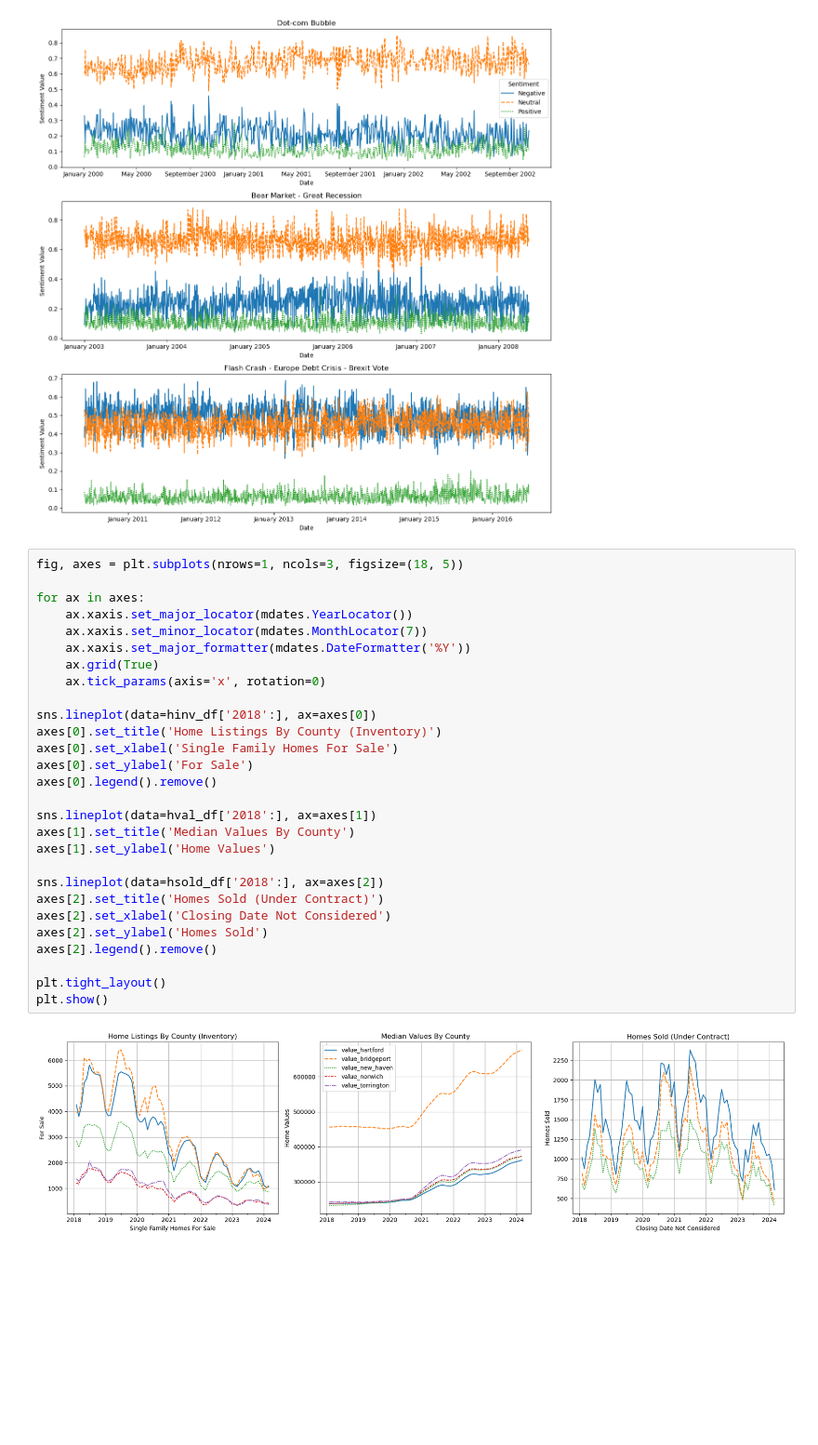
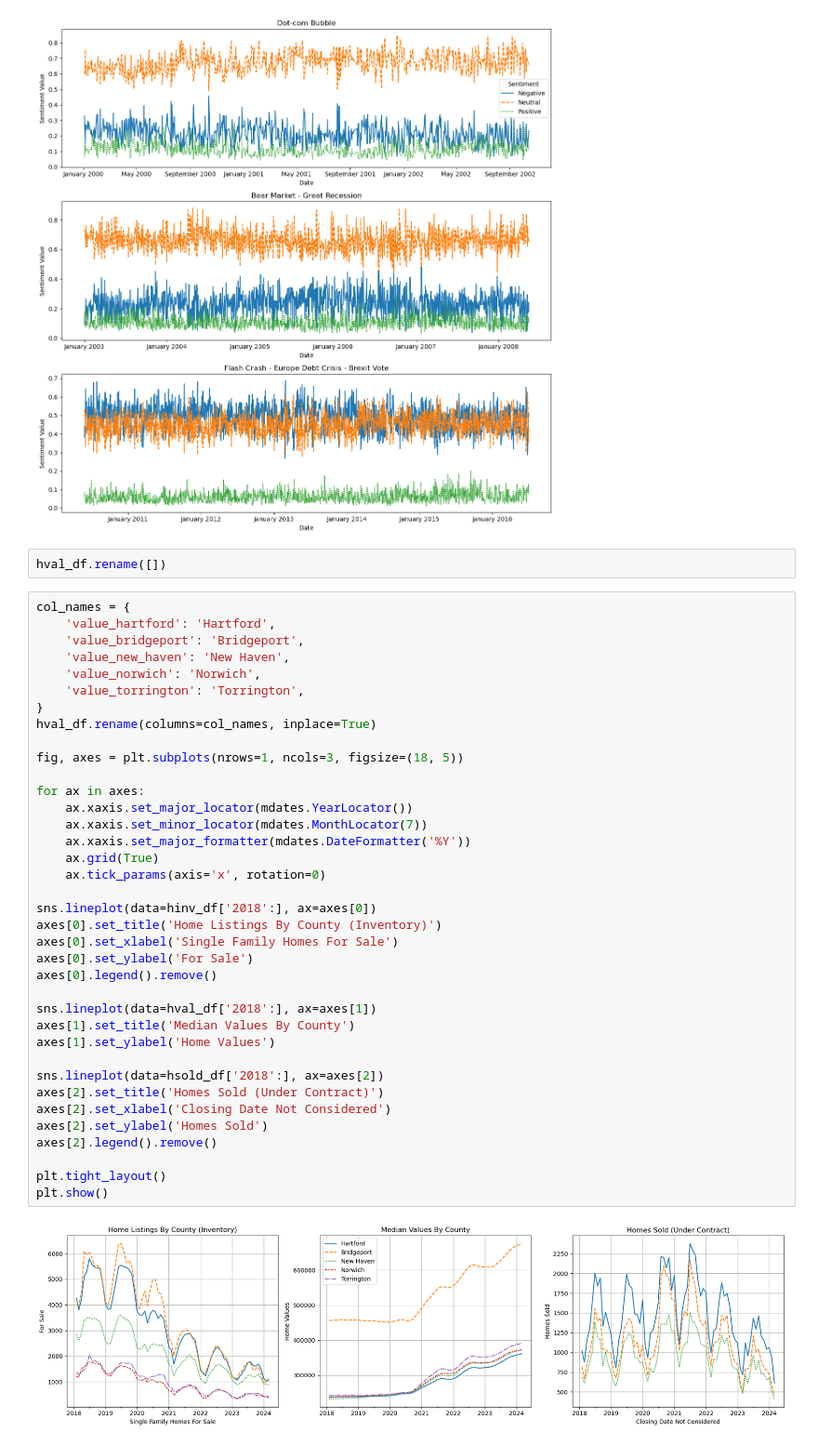
Before and after one commit to teemak/capstone, a Jupyter notebook: 7_find_best_model.ipynb, the cells around one changed output. Shown at 93% size. Drawn from its saved outputs; the diff is of its cells as text; blank space fills up the shorter version.

```diff
--- a/7_find_best_model.ipynb
+++ b/7_find_best_model.ipynb
@@ -661,33 +698,44 @@ plt.tight_layout()
 plt.show()
 # %% [output]
 [figure]
+# %%
+hval_df.rename([])
 # %%
+col_names = {
+    'value_hartford': 'Hartford',
+    'value_bridgeport': 'Bridgeport',
+    'value_new_haven': 'New Haven',
+    'value_norwich': 'Norwich',
+    'value_torrington': 'Torrington',
+}
+hval_df.rename(columns=col_names, inplace=True)
+
 fig, axes = plt.subplots(nrows=1, ncols=3, figsize=(18, 5))
 
 for ax in axes:
     ax.xaxis.set_major_locator(mdates.YearLocator())
     ax.xaxis.set_minor_locator(mdates.MonthLocator(7))
     ax.xaxis.set_major_formatter(mdates.DateFormatter('%Y'))
     ax.grid(True)
     ax.tick_params(axis='x', rotation=0)
 
 sns.lineplot(data=hinv_df['2018':], ax=axes[0])
 axes[0].set_title('Home Listings By County (Inventory)')
 axes[0].set_xlabel('Single Family Homes For Sale')
 axes[0].set_ylabel('For Sale')
 axes[0].legend().remove()
 
 sns.lineplot(data=hval_df['2018':], ax=axes[1])
 axes[1].set_title('Median Values By County')
 axes[1].set_ylabel('Home Values')
 
 sns.lineplot(data=hsold_df['2018':], ax=axes[2])
 axes[2].set_title('Homes Sold (Under Contract)')
 axes[2].set_xlabel('Closing Date Not Considered')
 axes[2].set_ylabel('Homes Sold')
 axes[2].legend().remove()
 
 plt.tight_layout()
 plt.show()
 # %% [output]
-[figure, old version]
+[figure, new version]
```
Also changed, not shown: parts of 25 cells of this notebook.
